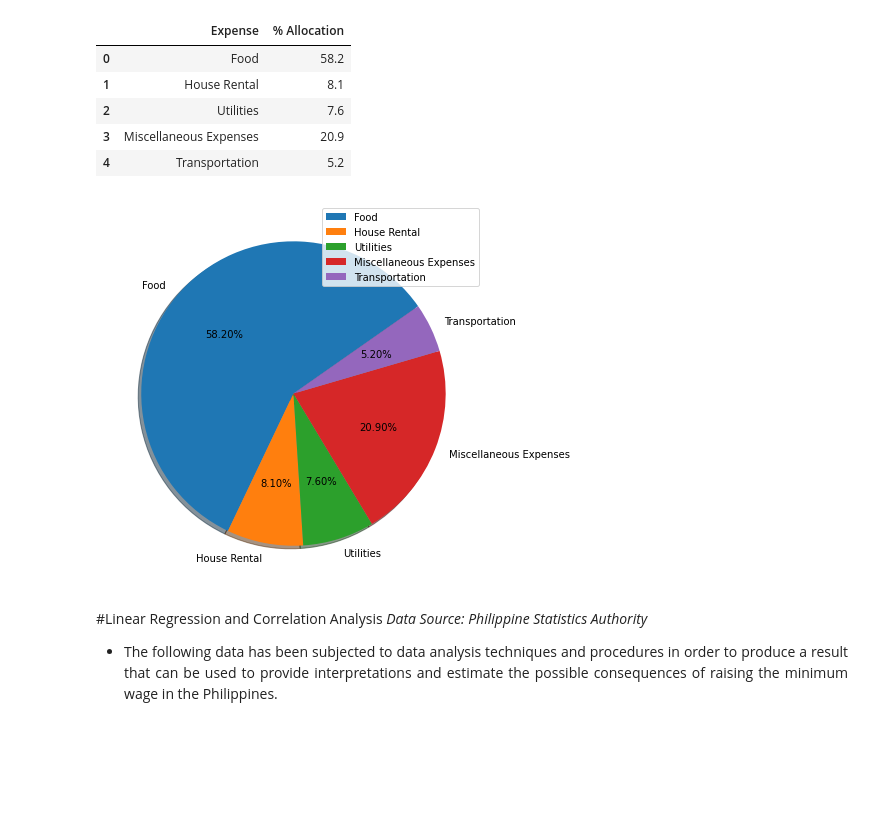
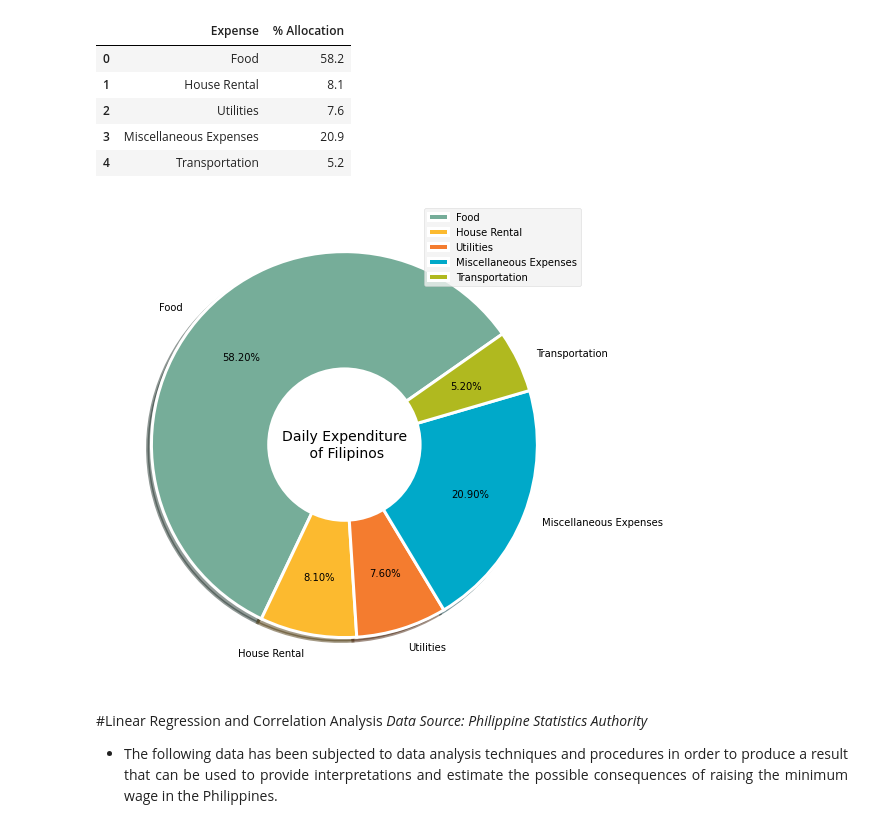
Before and after one commit to kryzlerahne/IT3205_FilipinoDataAlliance, a Jupyter notebook: Codes/The_Future_Pay_Visualizations.ipynb, the cells around one changed output. Cells and saved outputs as stored; diff of their text form; code cells hidden in the pictures; blank space fills up the shorter version.

```diff
--- a/Codes/The_Future_Pay_Visualizations.ipynb
+++ b/Codes/The_Future_Pay_Visualizations.ipynb
@@ -378,15 +378,16 @@ Year = df["Year"]
 People = df["Millions of OFW Deployment"]
 
 #changing the size of visualization
-f = plt.figure()
+f = plt.figure(tight_layout=True)
 f.set_figwidth(13)
 f.set_figheight(6)
+plt.rcParams['axes.facecolor'] = '#F2F2F2'
 
 #creating the plot
 plt.title("\n Labor Migration Rate in the Philippines", fontweight="bold")
 plt.xlabel("Year")
 plt.ylabel("Number of OFWs")
-plt.grid(color = 'green', linestyle = '--', linewidth = 0.5)
+plt.grid(color = 'white', linestyle = '--', linewidth = 1.5)
 plt.plot(Year, People)
 plt.show()
 # %% [output]
@@ -505,19 +503,32 @@ display(df)
 # %%
 #getting all values from the dataframe/csv
 Expense = df["Expense"]
 Allocation = df["% Allocation"]
 
 #changing the size of the entire graph
-f = plt.figure()
+f = plt.figure(tight_layout=True)
 f.set_figwidth(13)
 f.set_figheight(7)
+plt.rcParams['axes.facecolor'] = '#F2F2F2'
+
+#colors
+colors = ['#76AD99', '#FCBA2F', '#F47C2F', '#00A9C9', '#B0B91F' ]
+
+
+
+#draw center circle
+center = plt.Circle((0,0), 0.40, fc='white')
+fig = plt.gcf()
+fig.gca().add_artist(center)
 
 #Creating Visualization
-plt.pie(Allocation, labels=Expense, autopct='%1.2f%%', startangle=35, shadow = True)
+plt.pie(Allocation, labels=Expense, colors = colors, autopct='%1.2f%%', wedgeprops = { 'linewidth' : 3, 'edgecolor' : 'white' }, pctdistance=0.7, labeldistance=1.1, startangle=35, shadow = True)
+plt.text(0, 0, "Daily Expenditure\n of Filipinos", ha='center', va='center', fontsize=14)
+
 plt.legend()
 plt.show()
 # %% [output]
-[figure, old version]
+[figure, new version]
 # %% [markdown]
 #Linear Regression and Correlation Analysis
 *Data Source: Philippine Statistics Authority*
```
Also changed, not shown: parts of 6 cells of this notebook.
